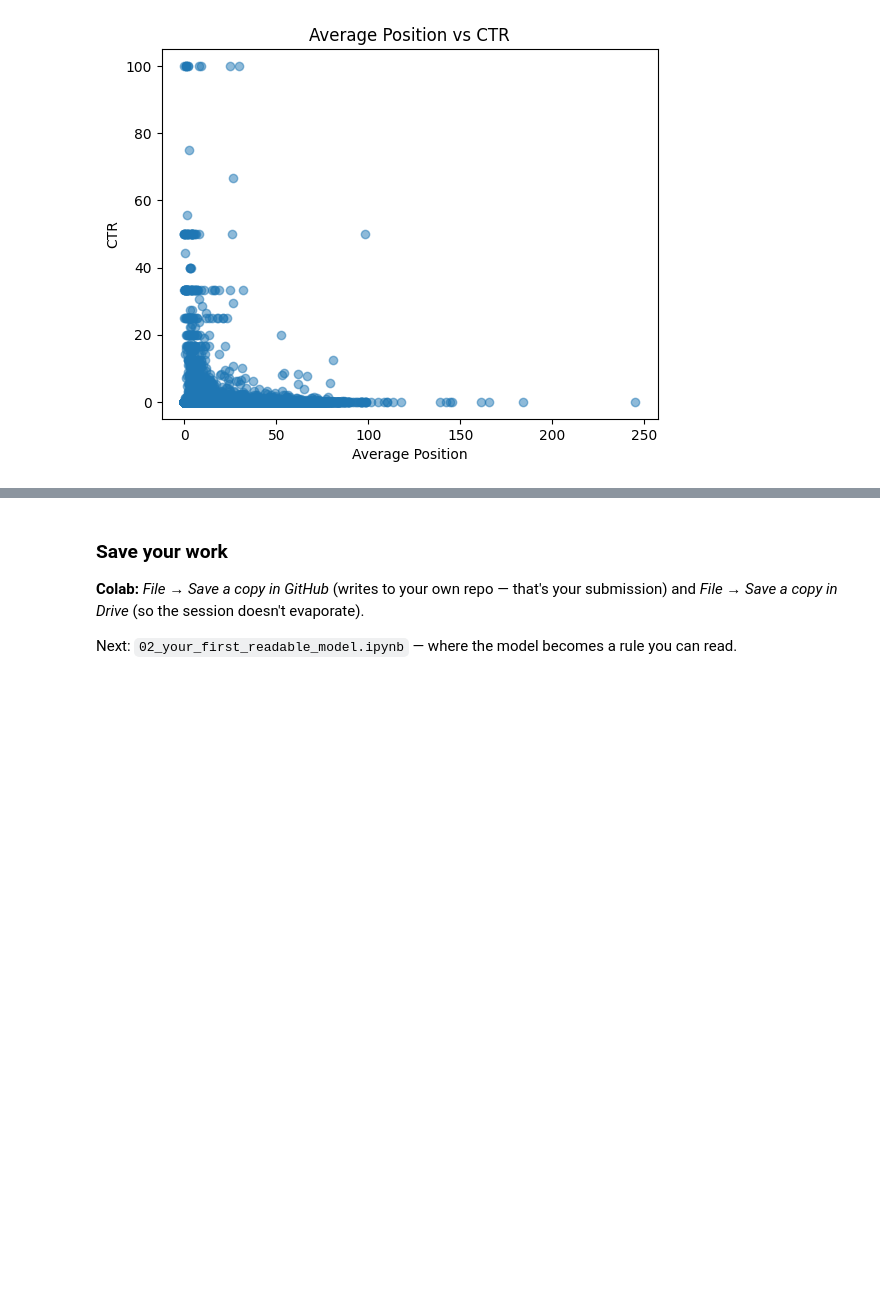
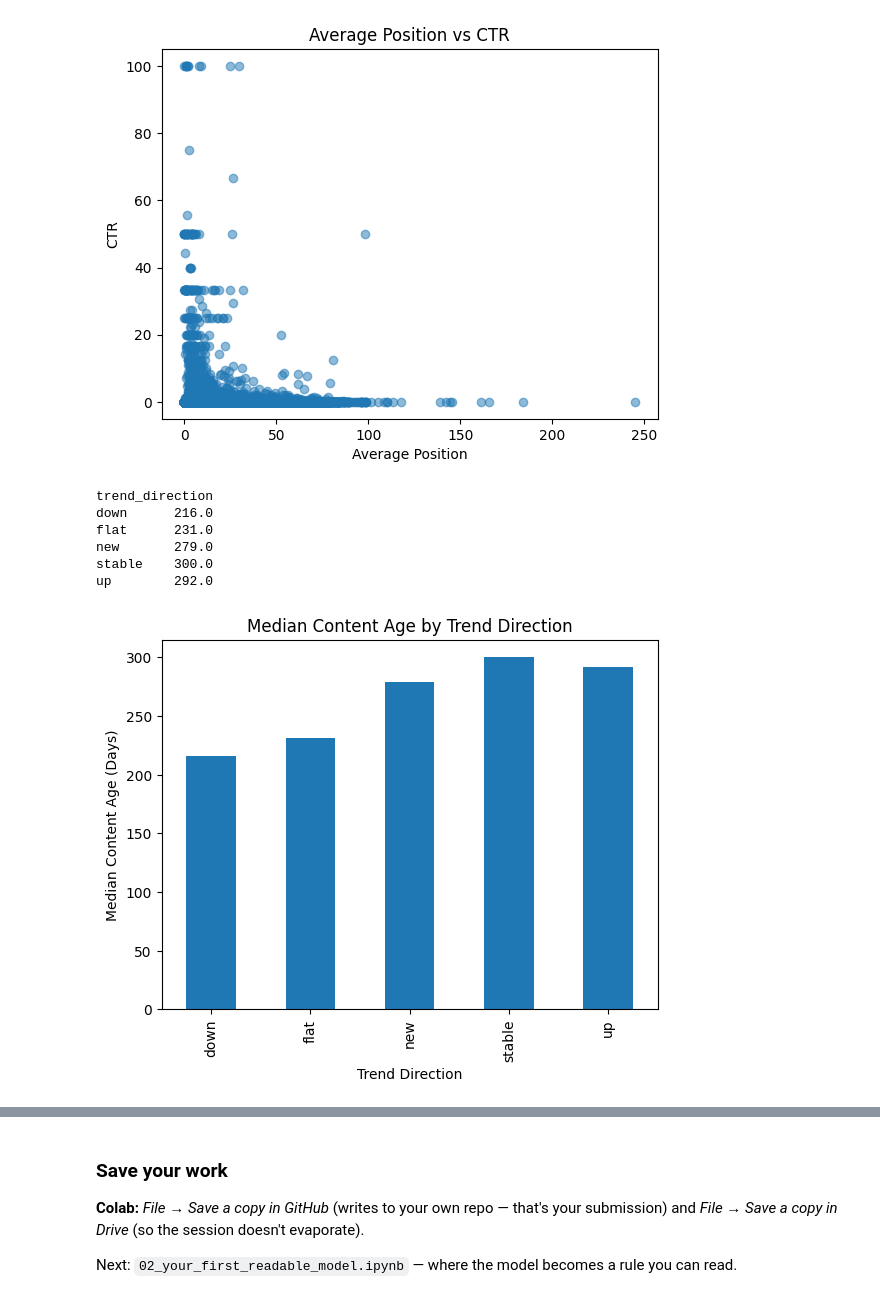
Before and after one commit to 12-kartik66/flyrank-ml-internship, a Jupyter notebook: notebooks/01_first_look_and_discovery.ipynb, the cells around one changed output, grey strips where cells are left out. Cells and saved outputs as stored; diff of their text form; code cells hidden in the pictures; blank space fills up the shorter version.

```diff
--- a/notebooks/01_first_look_and_discovery.ipynb
+++ b/notebooks/01_first_look_and_discovery.ipynb
@@ -167,6 +167,27 @@ plt.title("Average Position vs CTR")
 plt.show()
 # %% [output]
 [figure]
+# %%
+age = df.groupby("trend_direction")["content_age_days"].median()
+
+print(age.round(0).to_string())
+# %% [output]
+trend_direction
+down      216.0
+flat      231.0
+new       279.0
+stable    300.0
+up        292.0
+# %%
+import matplotlib.pyplot as plt
+
+age.plot(kind="bar")
+plt.title("Median Content Age by Trend Direction")
+plt.xlabel("Trend Direction")
+plt.ylabel("Median Content Age (Days)")
+plt.show()
+# %% [output]
+[figure, added]
 # %%
 # Your discovery here
 # %% [markdown]
```
Also changed, not shown: parts of 1 cell of this notebook.
